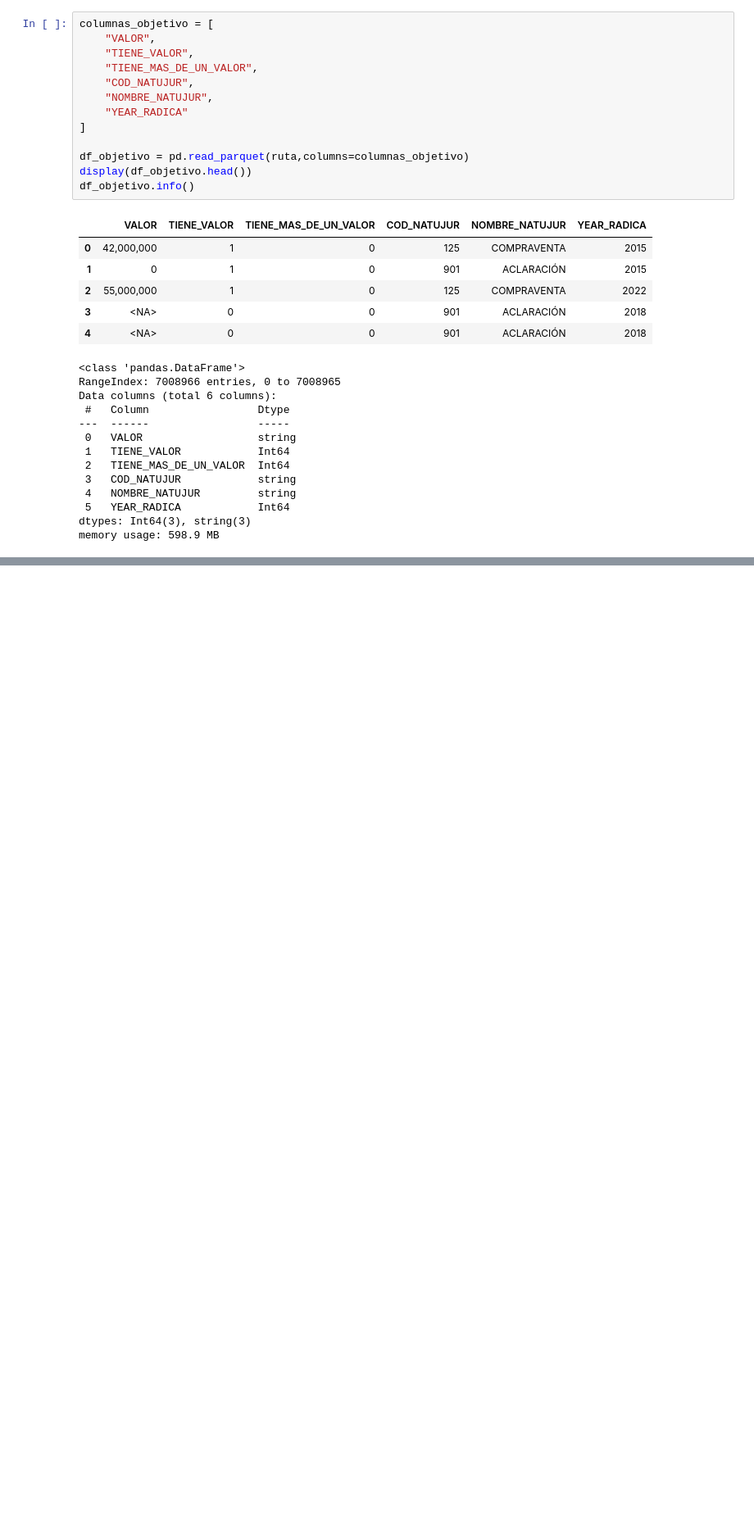
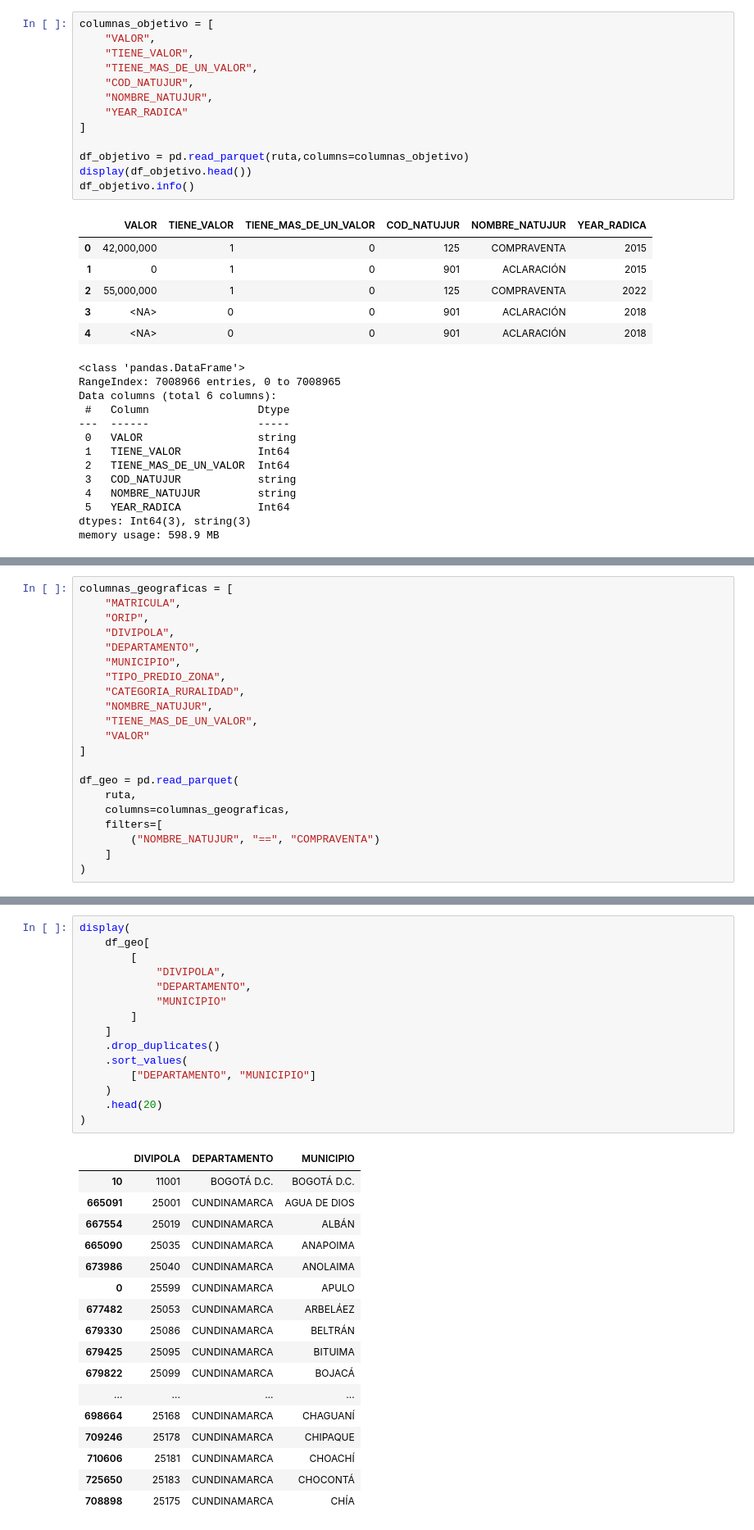
Before and after one commit to wlicona473/Proyecto_Inmobiliario_Nube, a Jupyter notebook: notebooks/01_redefinicion_supervisada.ipynb, the cells around one changed output, grey strips where cells are left out. Shown at 82% size. Cells and saved outputs as stored; diff of their text form; blank space fills up the shorter version.

```diff
--- a/notebooks/01_redefinicion_supervisada.ipynb
+++ b/notebooks/01_redefinicion_supervisada.ipynb
@@ -159,0 +1095,21 @@ tabla_actos.sort_values("Positivo",ascending=False).head(20)
+# %%
+columnas_geograficas = [
+    "MATRICULA",
+    "ORIP",
+    "DIVIPOLA",
+    "DEPARTAMENTO",
+    "MUNICIPIO",
+    "TIPO_PREDIO_ZONA",
+    "CATEGORIA_RURALIDAD",
+    "NOMBRE_NATUJUR",
+    "TIENE_MAS_DE_UN_VALOR",
+    "VALOR"
+]
+
+df_geo = pd.read_parquet(
+    ruta,
+    columns=columnas_geograficas,
+    filters=[
+        ("NOMBRE_NATUJUR", "==", "COMPRAVENTA")
+    ]
+)
@@ -159,0 +1216,33 @@ tabla_actos.sort_values("Positivo",ascending=False).head(20)
+# %%
+display(
+    df_geo[
+        [
+            "DIVIPOLA",
+            "DEPARTAMENTO",
+            "MUNICIPIO"
+        ]
+    ]
+    .drop_duplicates()
+    .sort_values(
+        ["DEPARTAMENTO", "MUNICIPIO"]
+    )
+    .head(20)
+)
+# %% [output]
+|  | DIVIPOLA | DEPARTAMENTO | MUNICIPIO |
+| 10 | 11001 | BOGOTÁ D.C. | BOGOTÁ D.C. |
+| 665091 | 25001 | CUNDINAMARCA | AGUA DE DIOS |
+| 667554 | 25019 | CUNDINAMARCA | ALBÁN |
+| 665090 | 25035 | CUNDINAMARCA | ANAPOIMA |
+| 673986 | 25040 | CUNDINAMARCA | ANOLAIMA |
+| 0 | 25599 | CUNDINAMARCA | APULO |
+| 677482 | 25053 | CUNDINAMARCA | ARBELÁEZ |
+| 679330 | 25086 | CUNDINAMARCA | BELTRÁN |
+| 679425 | 25095 | CUNDINAMARCA | BITUIMA |
+| 679822 | 25099 | CUNDINAMARCA | BOJACÁ |
+| ... | ... | ... | ... |
+| 698664 | 25168 | CUNDINAMARCA | CHAGUANÍ |
+| 709246 | 25178 | CUNDINAMARCA | CHIPAQUE |
+| 710606 | 25181 | CUNDINAMARCA | CHOACHÍ |
+| 725650 | 25183 | CUNDINAMARCA | CHOCONTÁ |
+| 708898 | 25175 | CUNDINAMARCA | CHÍA |
```
Also changed, not shown: parts of 85 cells of this notebook.
